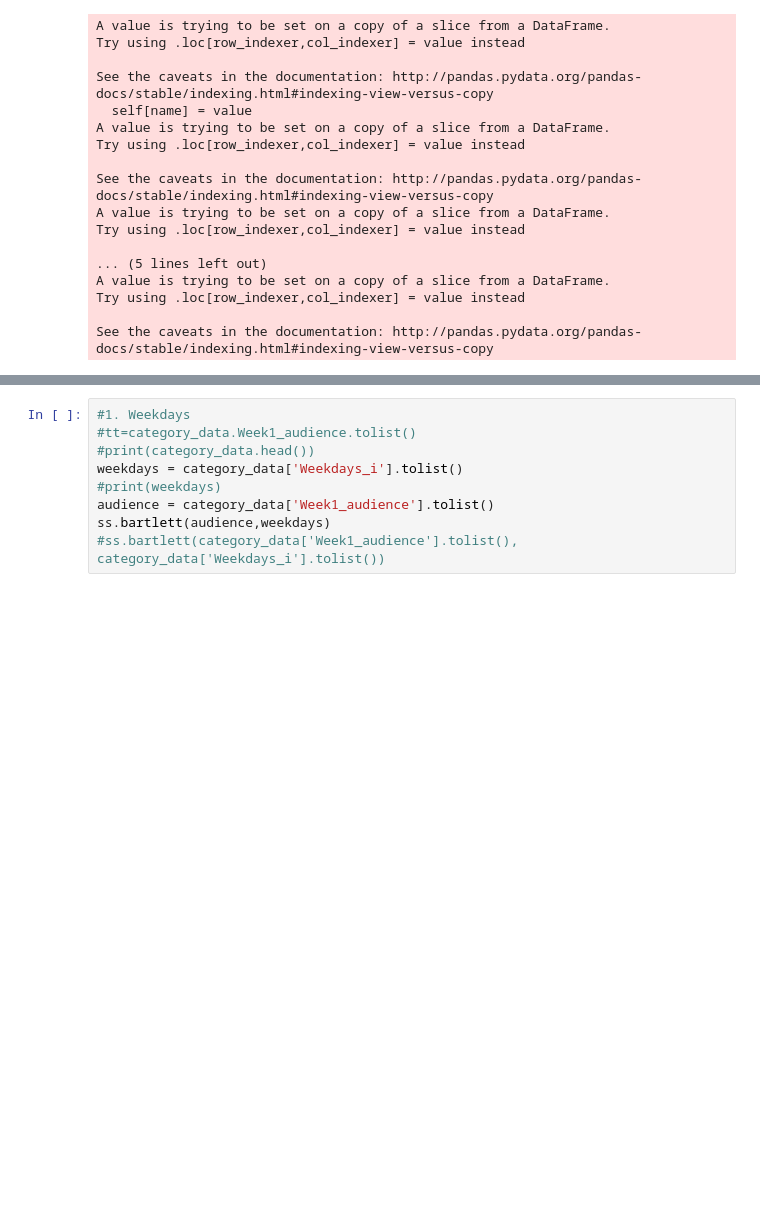
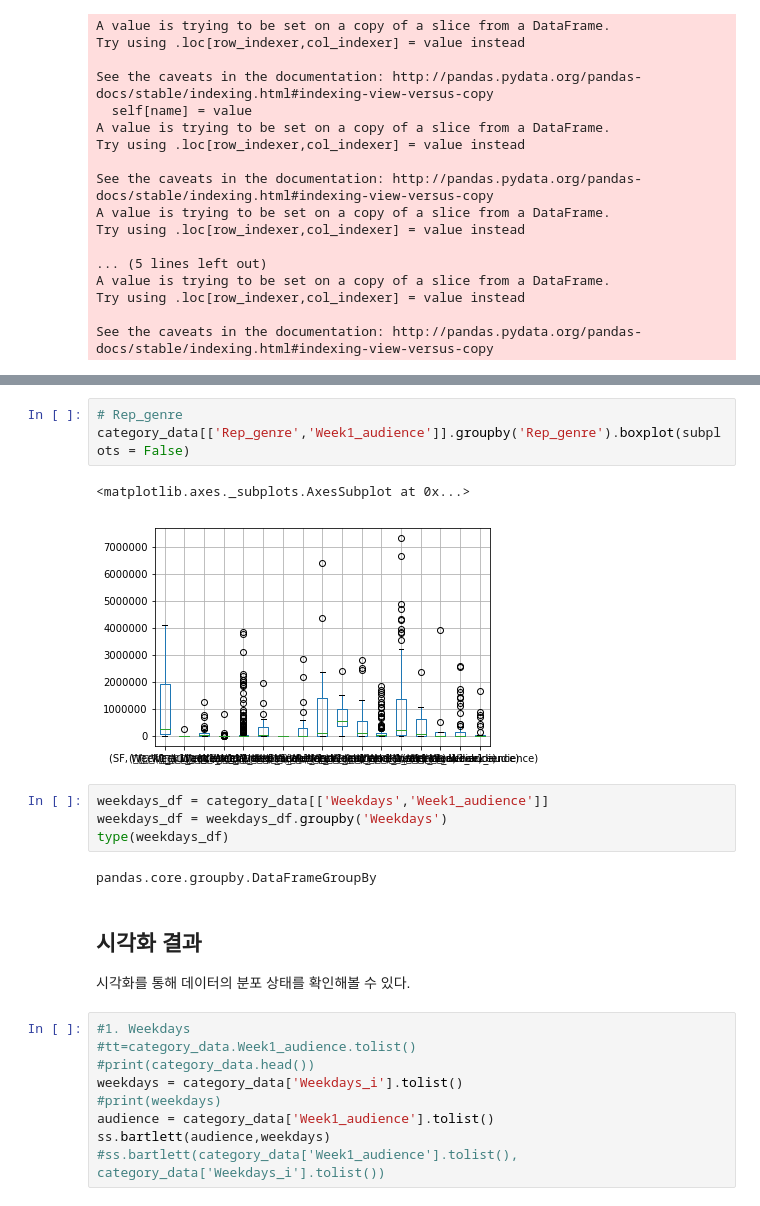
Before and after one commit to whwnsgml48/Movie_Prediction, a Jupyter notebook: movie_feature_extraction.ipynb, the cells around one changed output, grey strips where cells are left out. Drawn from its saved outputs; the diff is of its cells as text; blank space fills up the shorter version.

```diff
--- a/movie_feature_extraction.ipynb
+++ b/movie_feature_extraction.ipynb
@@ -541,3 +558,18 @@ See the caveats in the documentation: http://pandas.pydata.org/pandas-docs/stabl
+# %%
+# Rep_genre
+category_data[['Rep_genre','Week1_audience']].groupby('Rep_genre').boxplot(subplots = False)
+# %% [output]
+<matplotlib.axes._subplots.AxesSubplot at 0x...>
+[figure, added]
+# %%
+weekdays_df = category_data[['Weekdays','Week1_audience']]
+weekdays_df = weekdays_df.groupby('Weekdays')
+type(weekdays_df)
+# %% [output]
+pandas.core.groupby.DataFrameGroupBy
+# %% [markdown]
+## 시각화 결과
+시각화를 통해 데이터의 분포 상태를 확인해볼 수 있다.
 # %%
 #1. Weekdays
 #tt=category_data.Week1_audience.tolist()
```
Also changed, not shown: parts of 16 cells of this notebook.
